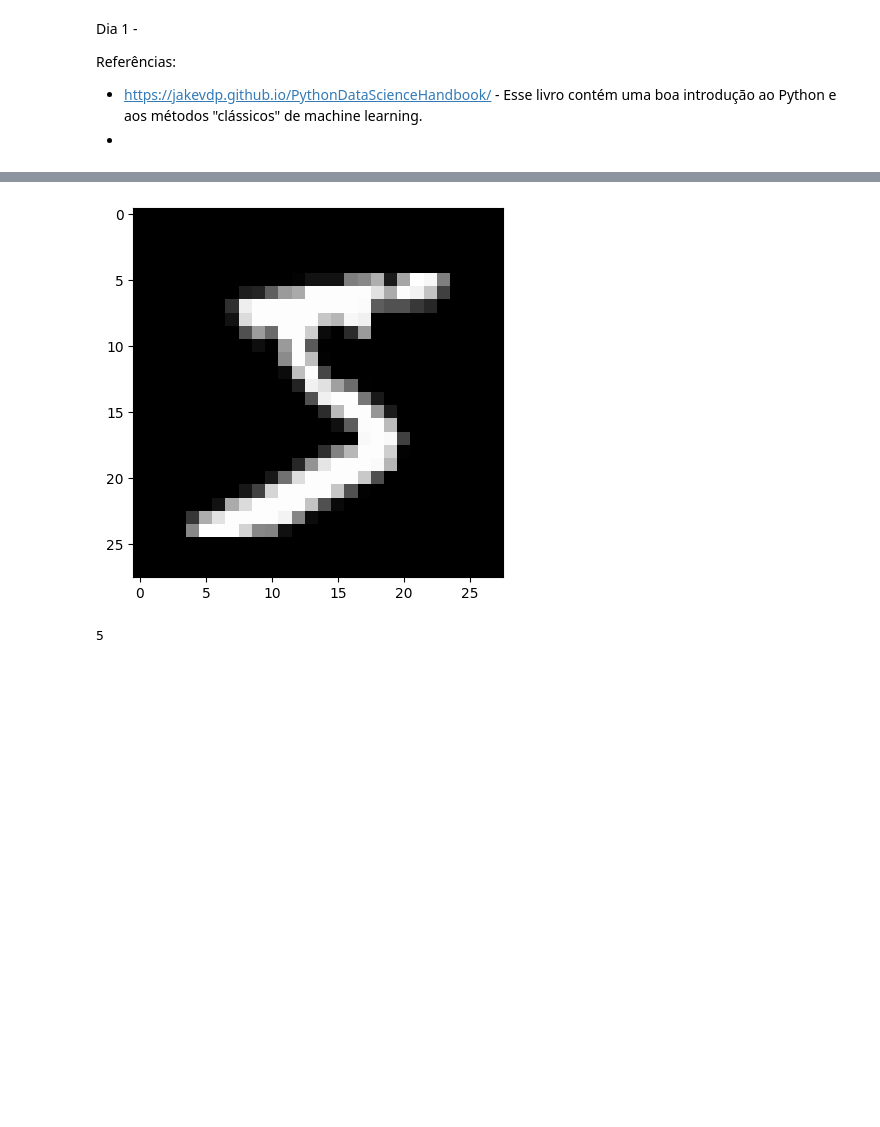
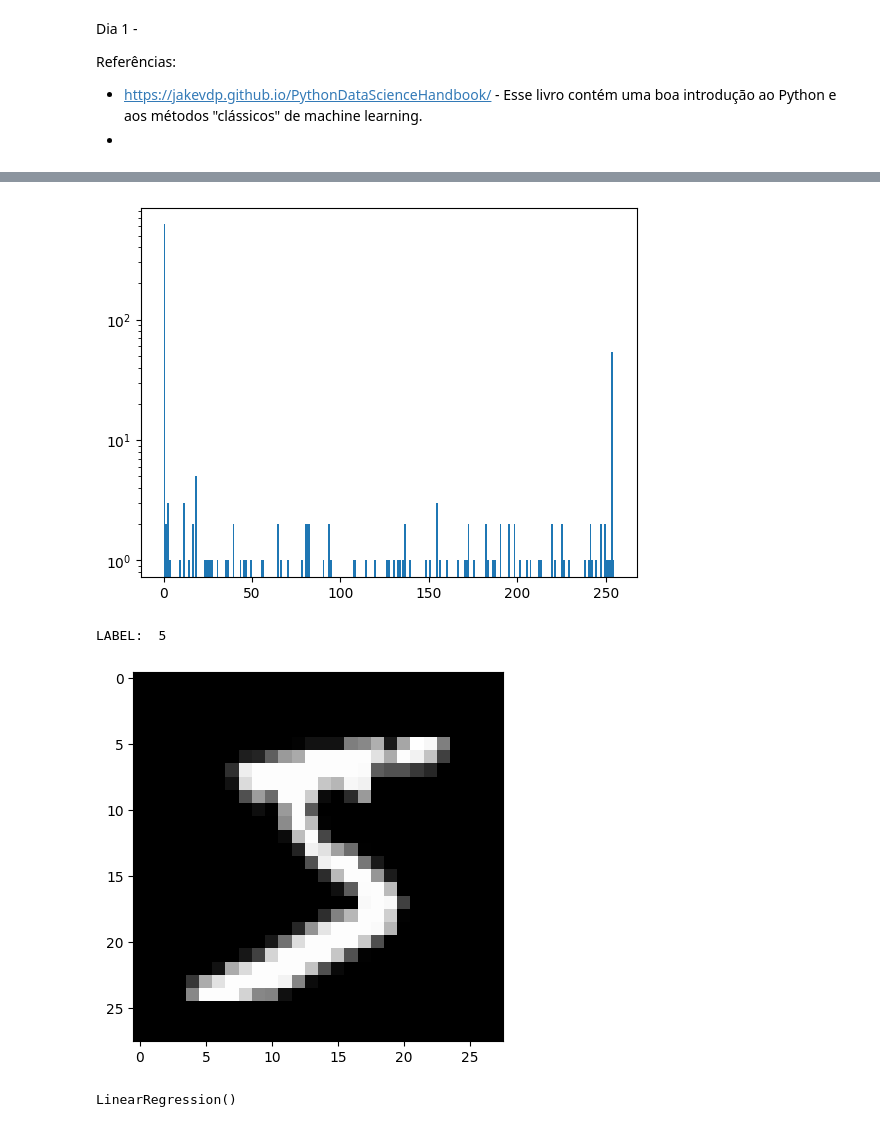
Before and after one commit to mfilipak/FILIPAK-DATA-SCIENCE, a Jupyter notebook: DIA1.ipynb, the cells around one changed output, grey strips where cells are left out. Cells and saved outputs as stored; diff of their text form; code cells hidden in the pictures; blank space fills up the shorter version.

```diff
--- a/DIA1.ipynb
+++ b/DIA1.ipynb
@@ -27,10 +35,15 @@ Y = y.to_numpy()
+# %%
+plt.hist(X[0], bins=255)
+plt.yscale("log")
+plt.show()
+# %% [output]
+[figure, added]
 # %%
 import matplotlib.pyplot as plt
+
+print("LABEL: ", Y[0])
 plt.imshow(X[0].reshape((28,28)), cmap="gray")
 plt.show()
 # %% [output]
+LABEL:  5
 [figure]
-# %%
-plt.imshow(X[0])
-# %% [output]
-5
@@ -36,0 +53,5 @@ plt.imshow(X[0])
+# %%
+model1 = LinearRegression()
+model1.fit(X, Y)
+# %% [output]
+LinearRegression()
```
Also changed, not shown: parts of 27 cells of this notebook.
